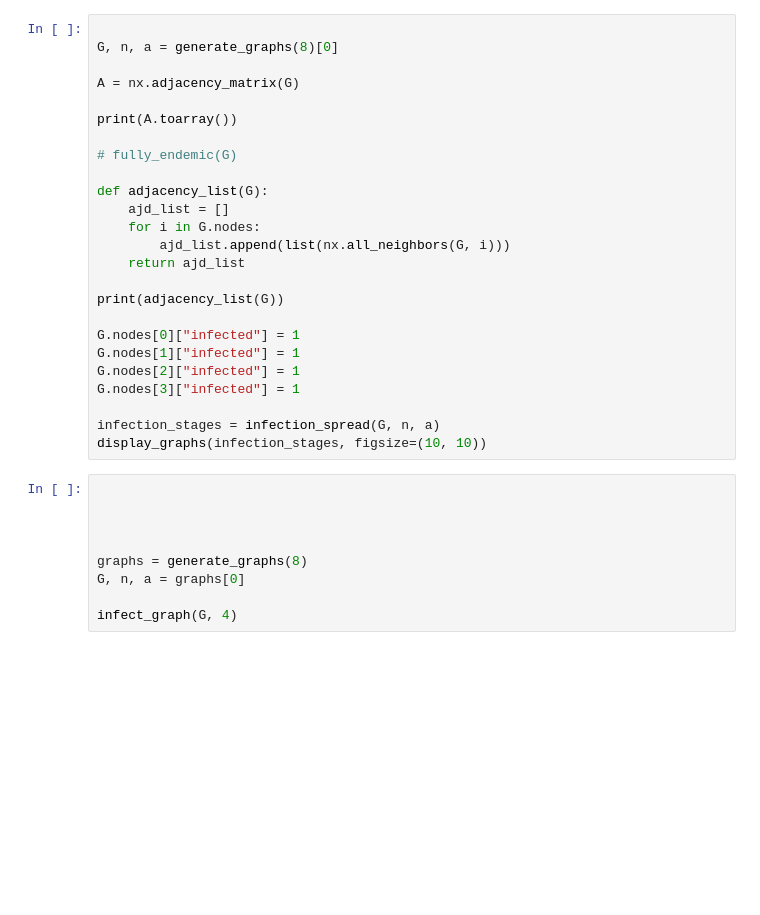
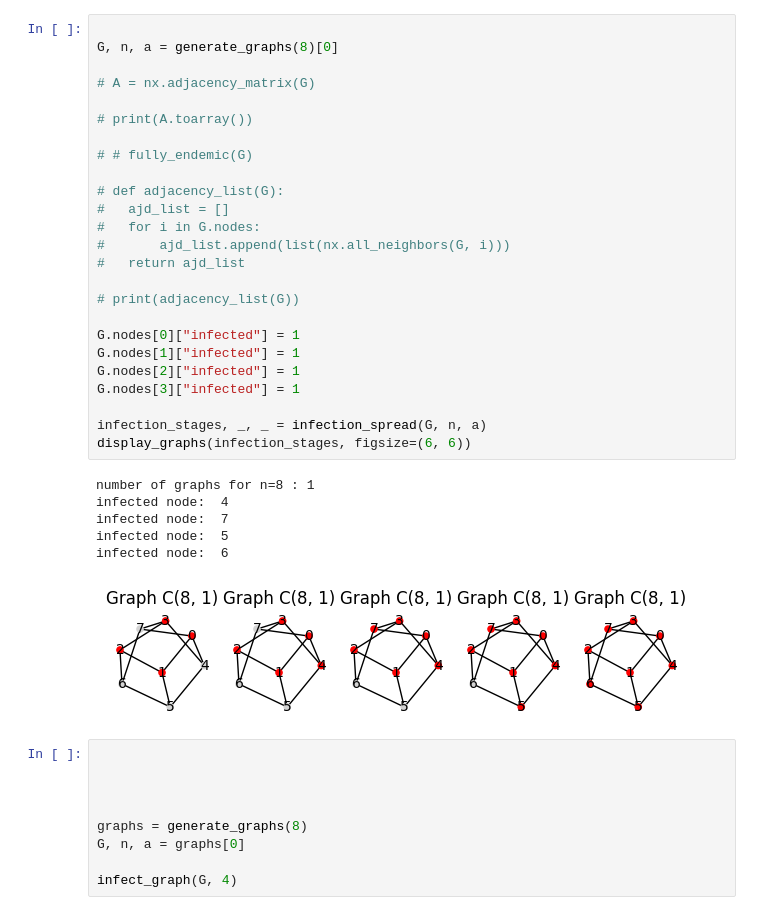
Before and after one commit to matej-2003/graph_theory_research_project, a Jupyter notebook: version2.ipynb, the cells around one changed output. Cells and saved outputs as stored; diff of their text form; blank space fills up the shorter version.

```diff
--- a/version2.ipynb
+++ b/version2.ipynb
@@ -177,28 +213,35 @@ TypeError: 'int' object is not iterable
 # %%
 
 G, n, a = generate_graphs(8)[0]
 
-A = nx.adjacency_matrix(G)
+# A = nx.adjacency_matrix(G)
 
-print(A.toarray())
+# print(A.toarray())
 
-# fully_endemic(G)
+# # fully_endemic(G)
 
-def adjacency_list(G):
-	ajd_list = []
-	for i in G.nodes:
-		ajd_list.append(list(nx.all_neighbors(G, i)))
-	return ajd_list
+# def adjacency_list(G):
+# 	ajd_list = []
+# 	for i in G.nodes:
+# 		ajd_list.append(list(nx.all_neighbors(G, i)))
+# 	return ajd_list
 
-print(adjacency_list(G))
+# print(adjacency_list(G))
 
 G.nodes[0]["infected"] = 1
 G.nodes[1]["infected"] = 1
 G.nodes[2]["infected"] = 1
 G.nodes[3]["infected"] = 1
 
-infection_stages = infection_spread(G, n, a)
-display_graphs(infection_stages, figsize=(10, 10))
+infection_stages, _, _ = infection_spread(G, n, a)
+display_graphs(infection_stages, figsize=(6, 6))
+# %% [output]
+number of graphs for n=8 : 1
+infected node:  4
+infected node:  7
+infected node:  5
+infected node:  6
+[figure, added]
 # %%
 
 
```
Also changed, not shown: parts of 3 cells of this notebook.
